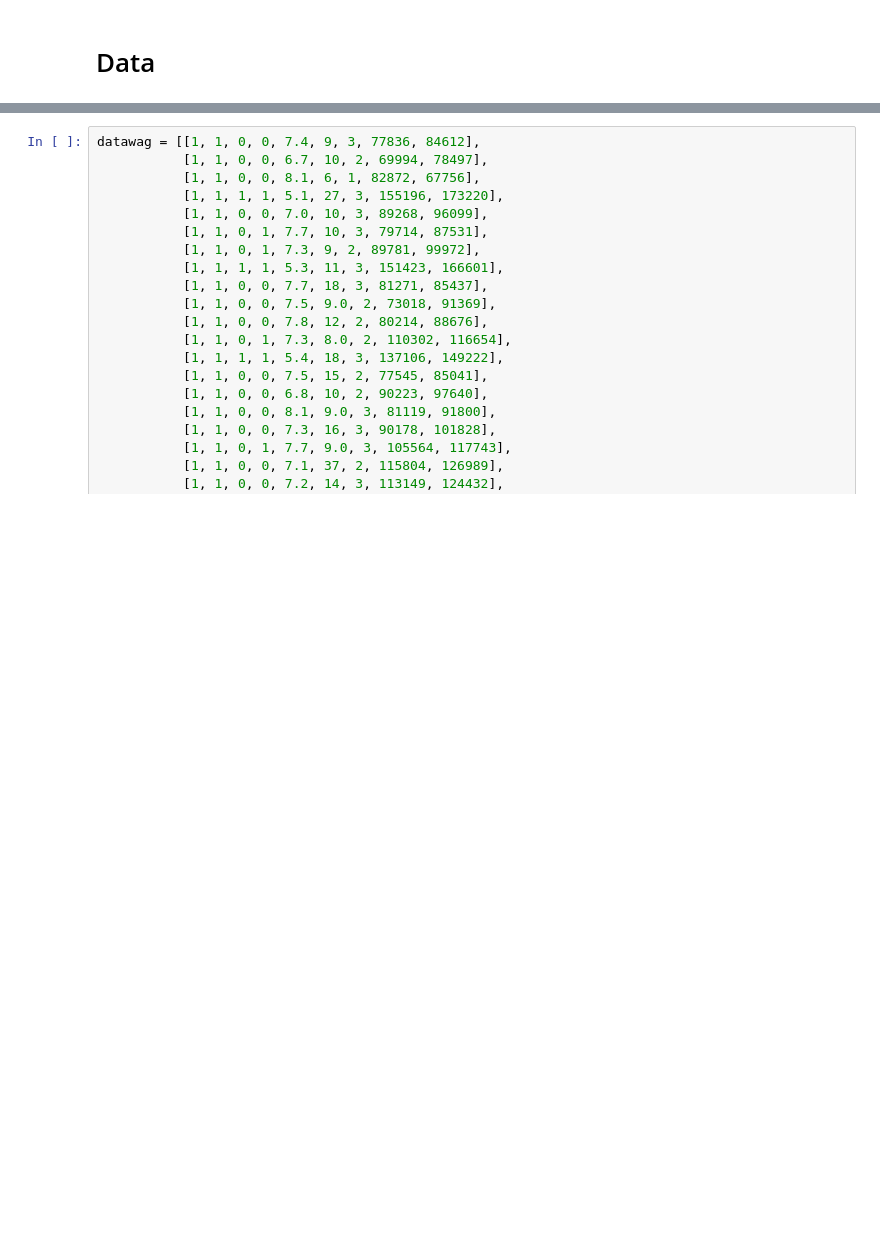
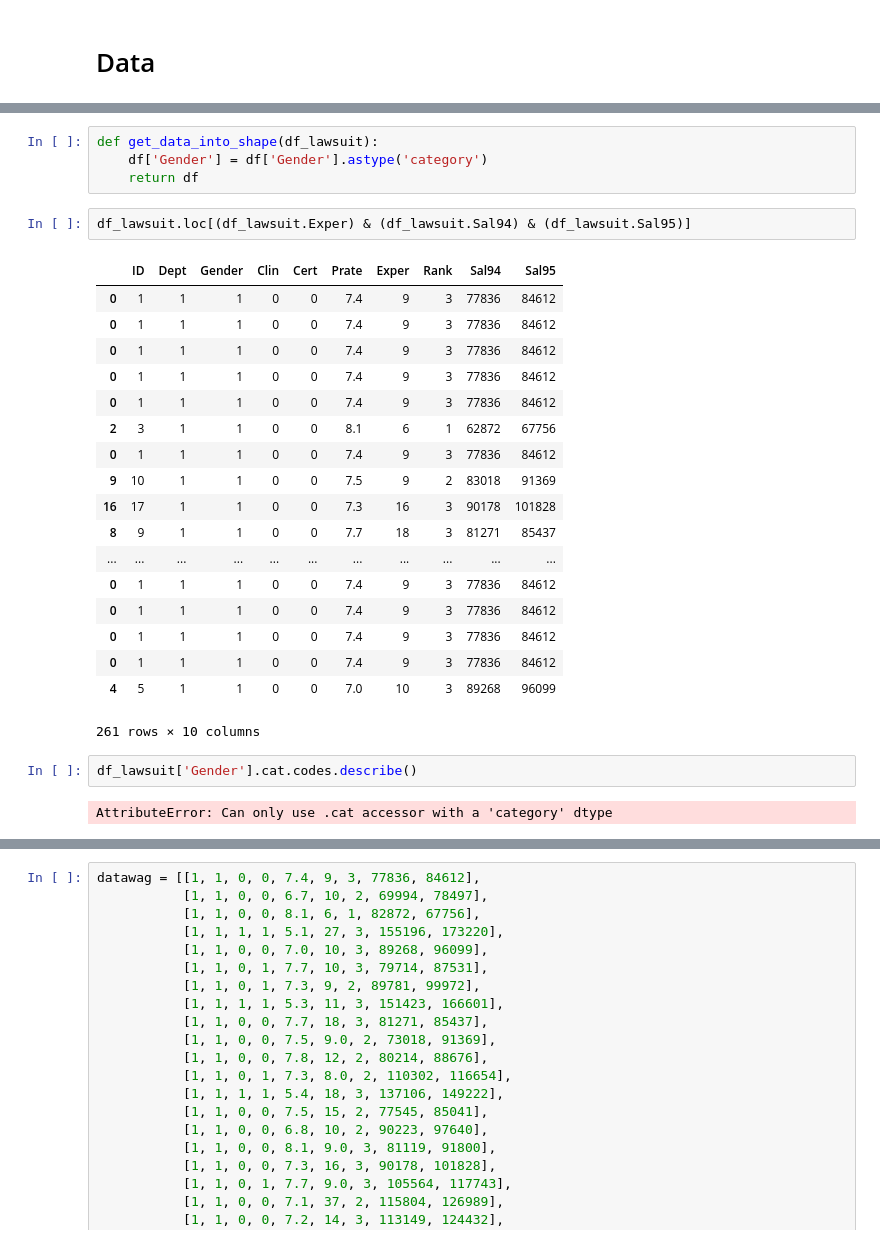
Before and after one commit to mertsami/aea-assign-final, a Jupyter notebook: AEA final assignment .ipynb, the cells around one changed output, grey strips where cells are left out. Saved outputs shown, nothing was run; the diff lists cells and outputs as text; blank space fills up the shorter version.

```diff
--- a/AEA final assignment .ipynb
+++ b/AEA final assignment .ipynb
@@ -310,0 +86,29 @@ id261 = [6, 0, 1, 1, 3.2, 5, 1, 244551, 265502]
+# %%
+def get_data_into_shape(df_lawsuit):
+    df['Gender'] = df['Gender'].astype('category')
+    return df
+# %%
+df_lawsuit.loc[(df_lawsuit.Exper) & (df_lawsuit.Sal94) & (df_lawsuit.Sal95)]
+# %% [output]
+|  | ID | Dept | Gender | Clin | Cert | Prate | Exper | Rank | Sal94 | Sal95 |
+| 0 | 1 | 1 | 1 | 0 | 0 | 7.4 | 9 | 3 | 77836 | 84612 |
+| 0 | 1 | 1 | 1 | 0 | 0 | 7.4 | 9 | 3 | 77836 | 84612 |
+| 0 | 1 | 1 | 1 | 0 | 0 | 7.4 | 9 | 3 | 77836 | 84612 |
+| 0 | 1 | 1 | 1 | 0 | 0 | 7.4 | 9 | 3 | 77836 | 84612 |
+| 0 | 1 | 1 | 1 | 0 | 0 | 7.4 | 9 | 3 | 77836 | 84612 |
+| 2 | 3 | 1 | 1 | 0 | 0 | 8.1 | 6 | 1 | 62872 | 67756 |
+| 0 | 1 | 1 | 1 | 0 | 0 | 7.4 | 9 | 3 | 77836 | 84612 |
+| 9 | 10 | 1 | 1 | 0 | 0 | 7.5 | 9 | 2 | 83018 | 91369 |
+| 16 | 17 | 1 | 1 | 0 | 0 | 7.3 | 16 | 3 | 90178 | 101828 |
+| 8 | 9 | 1 | 1 | 0 | 0 | 7.7 | 18 | 3 | 81271 | 85437 |
+| ... | ... | ... | ... | ... | ... | ... | ... | ... | ... | ... |
+| 0 | 1 | 1 | 1 | 0 | 0 | 7.4 | 9 | 3 | 77836 | 84612 |
+| 0 | 1 | 1 | 1 | 0 | 0 | 7.4 | 9 | 3 | 77836 | 84612 |
+| 0 | 1 | 1 | 1 | 0 | 0 | 7.4 | 9 | 3 | 77836 | 84612 |
+| 0 | 1 | 1 | 1 | 0 | 0 | 7.4 | 9 | 3 | 77836 | 84612 |
+| 4 | 5 | 1 | 1 | 0 | 0 | 7.0 | 10 | 3 | 89268 | 96099 |
+261 rows × 10 columns
+# %%
+df_lawsuit['Gender'].cat.codes.describe()
+# %% [output]
+AttributeError: Can only use .cat accessor with a 'category' dtype
```
Also changed, not shown: parts of 22 cells of this notebook.
